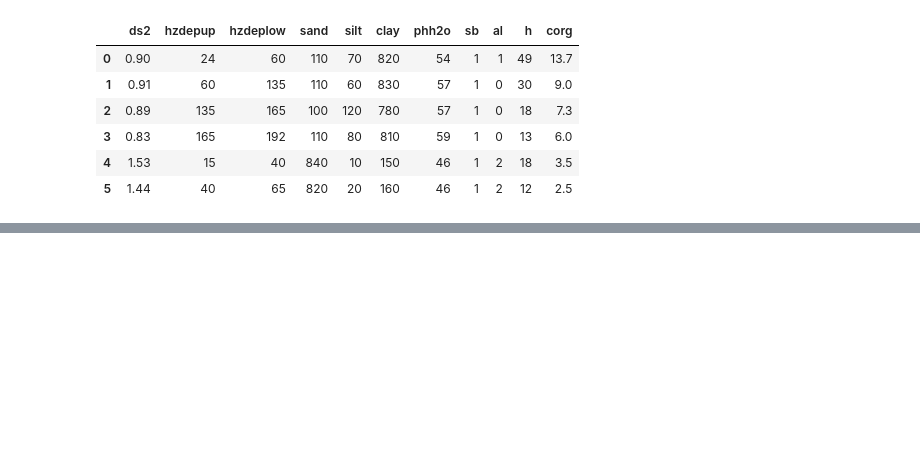
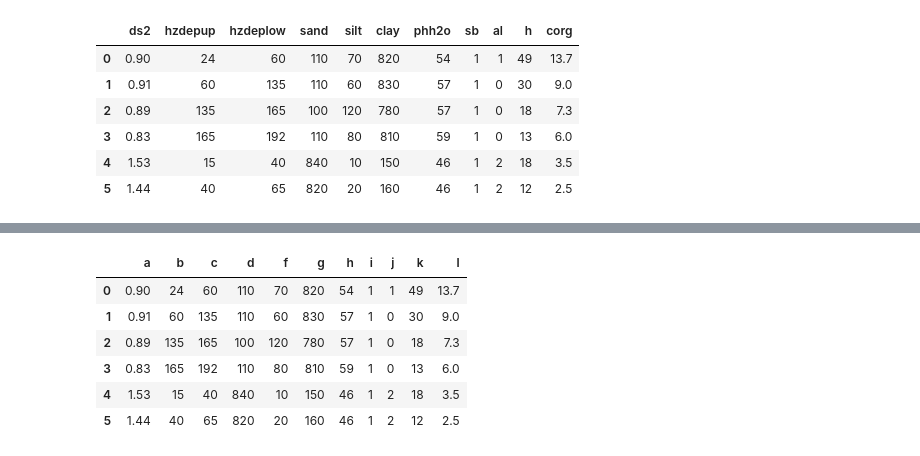
Before and after one commit to robertosgpontes/DataScience, a Jupyter notebook: loadData.ipynb, the cells around one changed output, grey strips where cells are left out. Drawn from its saved outputs; the diff is of its cells as text; code cells hidden in the pictures; blank space fills up the shorter version.

```diff
--- a/loadData.ipynb
+++ b/loadData.ipynb
@@ -58,0 +90,16 @@ df
+# %%
+df = pd.read_excel(
+    io='dataset/sample.xlsx',
+    sheet_name='p3',
+    header=1,
+    names=['a', 'b', 'c', 'd', 'f', 'g', 'h', 'i', 'j', 'k', 'l']
+    )
+df
+# %% [output]
+|  | a | b | c | d | f | g | h | i | j | k | l |
+| 0 | 0.90 | 24 | 60 | 110 | 70 | 820 | 54 | 1 | 1 | 49 | 13.7 |
+| 1 | 0.91 | 60 | 135 | 110 | 60 | 830 | 57 | 1 | 0 | 30 | 9.0 |
+| 2 | 0.89 | 135 | 165 | 100 | 120 | 780 | 57 | 1 | 0 | 18 | 7.3 |
+| 3 | 0.83 | 165 | 192 | 110 | 80 | 810 | 59 | 1 | 0 | 13 | 6.0 |
+| 4 | 1.53 | 15 | 40 | 840 | 10 | 150 | 46 | 1 | 2 | 18 | 3.5 |
+| 5 | 1.44 | 40 | 65 | 820 | 20 | 160 | 46 | 1 | 2 | 12 | 2.5 |
```
Also changed, not shown: parts of 24 cells of this notebook, 3 other files.
